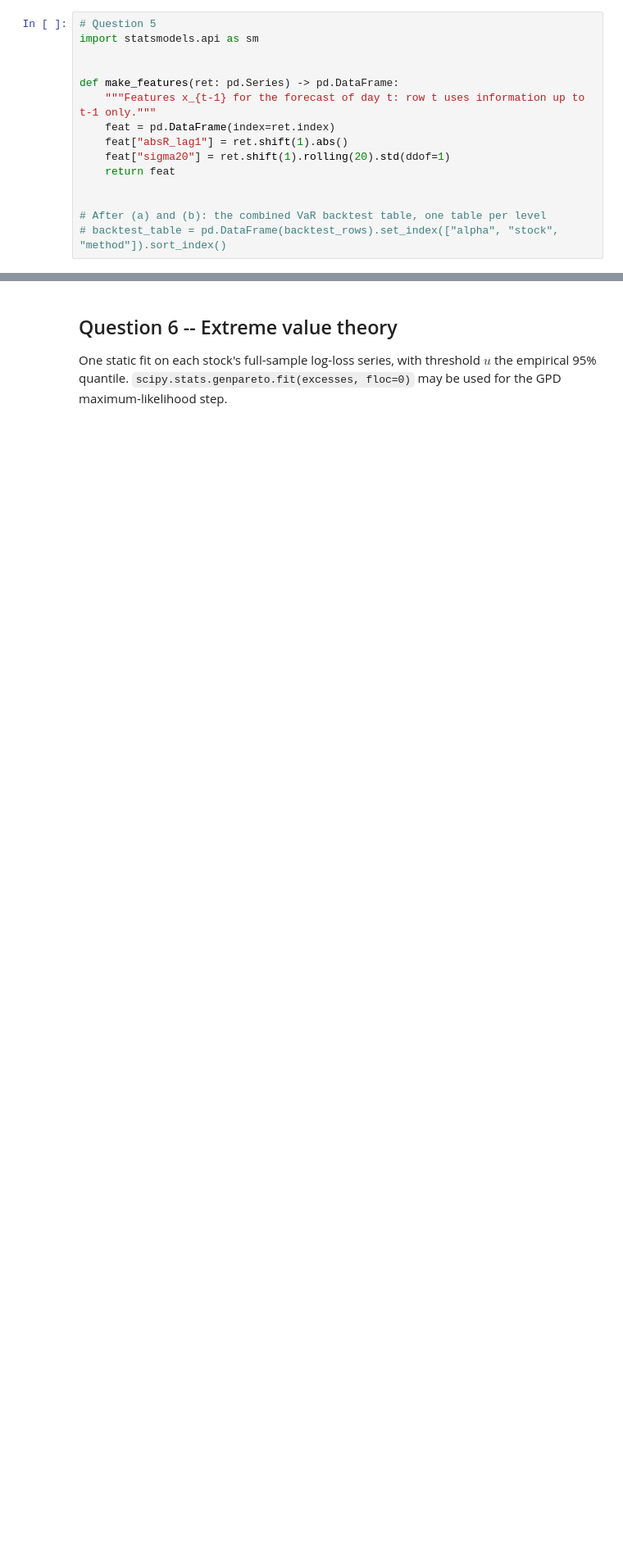
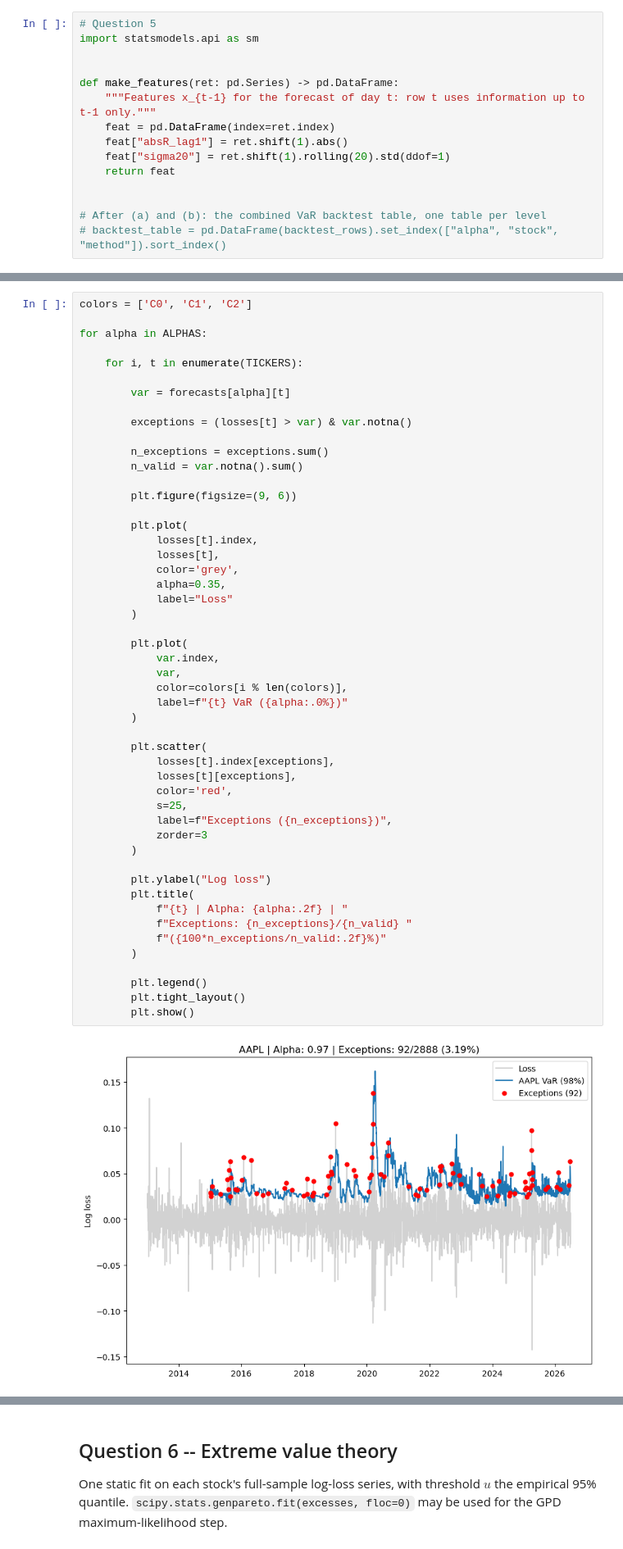
Before and after one commit to AaravKDesai/QRM_Project, a Jupyter notebook: Project_template.ipynb, the cells around one changed output, grey strips where cells are left out. Shown at 82% size. Drawn from its saved outputs; the diff is of its cells as text; blank space fills up the shorter version.

```diff
--- a/Project_template.ipynb
+++ b/Project_template.ipynb
@@ -149,0 +178,52 @@ def make_features(ret: pd.Series) -> pd.DataFrame:
+# %%
+colors = ['C0', 'C1', 'C2']
+
+for alpha in ALPHAS:
+
+    for i, t in enumerate(TICKERS):
+
+        var = forecasts[alpha][t]
+
+        exceptions = (losses[t] > var) & var.notna()
+
+        n_exceptions = exceptions.sum()
+        n_valid = var.notna().sum()
+
+        plt.figure(figsize=(9, 6))
+
+        plt.plot(
+            losses[t].index,
+            losses[t],
+            color='grey',
+            alpha=0.35,
+            label="Loss"
+        )
+
+        plt.plot(
+            var.index,
+            var,
+            color=colors[i % len(colors)],
+            label=f"{t} VaR ({alpha:.0%})"
+        )
+
+        plt.scatter(
+            losses[t].index[exceptions],
+            losses[t][exceptions],
+            color='red',
+            s=25,
+            label=f"Exceptions ({n_exceptions})",
+            zorder=3
+        )
+
+        plt.ylabel("Log loss")
+        plt.title(
+            f"{t} | Alpha: {alpha:.2f} | "
+            f"Exceptions: {n_exceptions}/{n_valid} "
+            f"({100*n_exceptions/n_valid:.2f}%)"
+        )
+
+        plt.legend()
+        plt.tight_layout()
+        plt.show()
+# %% [output]
+[figure, added]
```
Also changed, not shown: parts of 6 cells of this notebook.
